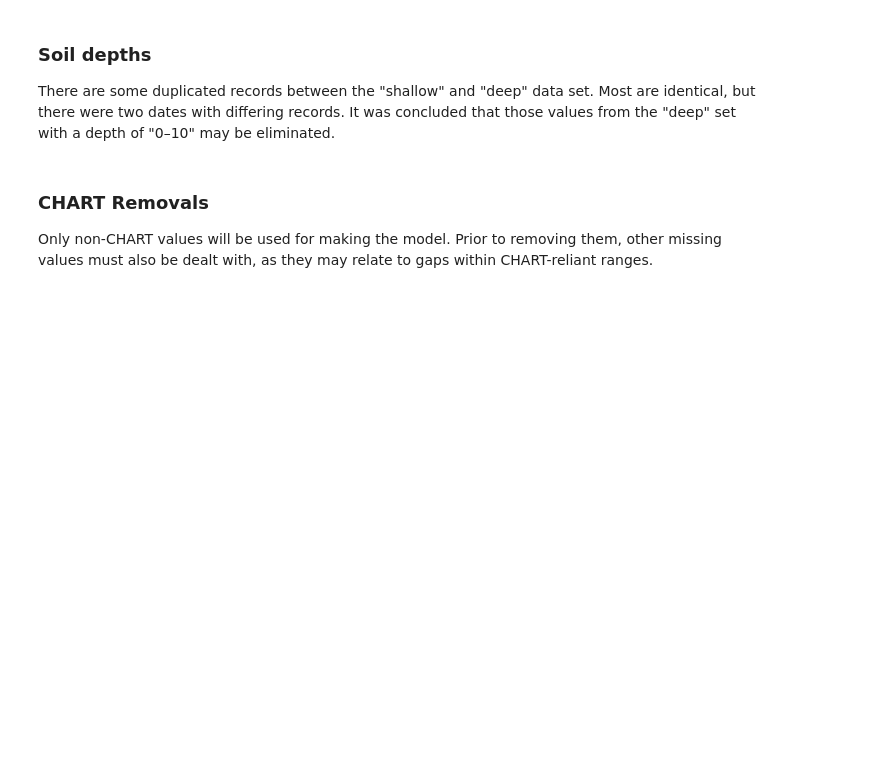
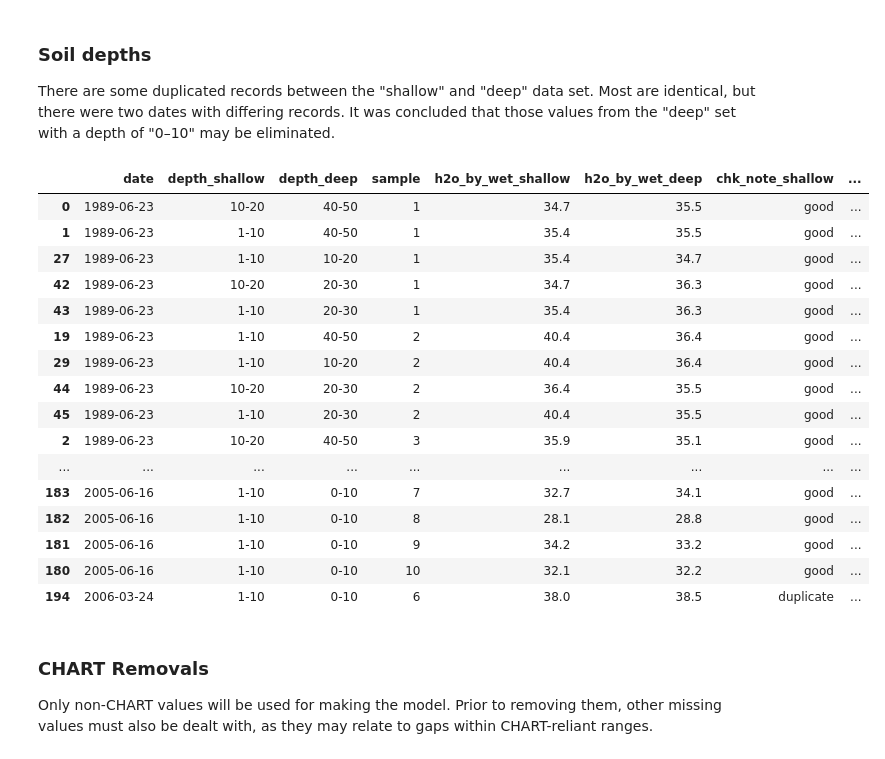
Before and after one commit to gmcginnis/info-698-capstone, a Jupyter notebook: 01_eda.ipynb, the cells around one changed output. Drawn from its saved outputs; the diff is of its cells as text; code cells hidden in the pictures; blank space fills up the shorter version.

```diff
--- a/01_eda.ipynb
+++ b/01_eda.ipynb
@@ -512,27 +475,60 @@ It was concluded that those values from the "deep" set with a depth of "0–10"
 # %%
 # Select the values in the deep data set that have the shallower depth
 data_deep_subset = data_soil_deep[data_soil_deep["depth"] != "30-40"]
+
 # Filter set to only be of dates where deep set has shallow values
 data_shallow_subset = data_soil_shallow[data_soil_shallow.index.isin(data_deep_subset.index)]
+
 # Inner merge based on date and sample number
-data_soil_mismatch = pd.merge(data_deep_subset.reset_index(), data_shallow_subset.reset_index(), on=["date", "sample"], suffixes=("_deep", "_shallow"), how="inner")
+data_soil_mismatch = pd.merge(
+    data_deep_subset.reset_index(),
+    data_shallow_subset.reset_index(),
+    on = ["date", "sample"],
+    suffixes = ("_deep", "_shallow"),
+    how = "inner"
+    )
+
 # Create a variable to indicate if the values match
 data_soil_mismatch["match_wet"] = (data_soil_mismatch["h2o_by_wet_deep"] == data_soil_mismatch["h2o_by_wet_shallow"])
-# The dry var was not loaded in this analysis, but the exact same issue occurred in it (i.e., the same dates had mismatching values)
+
+## The dry var was not loaded in this analysis, but the exact same issue occurred in it (i.e., the same dates had mismatching values)
 # match_all["match_dry"] = (match_all["h2o_by_dry_deep"] == match_all["h2o_by_dry_shallow"])
+
 # Set the sample var to be an integer, for sorting purposes
 data_soil_mismatch["sample"] = data_soil_mismatch["sample"].astype('int')
+
 # Sort by date and sample for readability
-data_soil_mismatch = data_soil_mismatch.sort_values(by=['date', 'sample'])
+data_soil_mismatch = data_soil_mismatch.sort_values(by = ['date', 'sample'])
+
 # Remove unneeded columns
 data_soil_mismatch = data_soil_mismatch.drop(['chk_fail_shallow', 'chk_fail_deep'], axis=1)
+
 # Filter where there is a mismatch
-data_soil_mismatch = data_soil_mismatch[(data_soil_mismatch["match_wet"]==False)]
-# match_all = match_all[['date', 'depth_shallow', 'depth_deep', 'sample', 'h2o_by_wet_shallow', 'h2o_by_wet_deep', 'h2o_by_dry_shallow', 'h2o_by_dry_deep', 'chk_note_shallow', 'chk_note_deep']]
+data_soil_mismatch = data_soil_mismatch[(data_soil_mismatch["match_wet"] == False)]
+
 # Reordering vars for readability
 data_soil_mismatch = data_soil_mismatch[['date', 'depth_shallow', 'depth_deep', 'sample', 'h2o_by_wet_shallow', 'h2o_by_wet_deep', 'chk_note_shallow', 'chk_note_deep']]
+
 # Print result
 data_soil_mismatch
+# %% [output]
+|  | date | depth_shallow | depth_deep | sample | h2o_by_wet_shallow | h2o_by_wet_deep | chk_note_shallow | ... |
+| 0 | 1989-06-23 | 10-20 | 40-50 | 1 | 34.7 | 35.5 | good | ... |
+| 1 | 1989-06-23 | 1-10 | 40-50 | 1 | 35.4 | 35.5 | good | ... |
+| 27 | 1989-06-23 | 1-10 | 10-20 | 1 | 35.4 | 34.7 | good | ... |
+| 42 | 1989-06-23 | 10-20 | 20-30 | 1 | 34.7 | 36.3 | good | ... |
+| 43 | 1989-06-23 | 1-10 | 20-30 | 1 | 35.4 | 36.3 | good | ... |
+| 19 | 1989-06-23 | 1-10 | 40-50 | 2 | 40.4 | 36.4 | good | ... |
+| 29 | 1989-06-23 | 1-10 | 10-20 | 2 | 40.4 | 36.4 | good | ... |
+| 44 | 1989-06-23 | 10-20 | 20-30 | 2 | 36.4 | 35.5 | good | ... |
+| 45 | 1989-06-23 | 1-10 | 20-30 | 2 | 40.4 | 35.5 | good | ... |
+| 2 | 1989-06-23 | 10-20 | 40-50 | 3 | 35.9 | 35.1 | good | ... |
+| ... | ... | ... | ... | ... | ... | ... | ... | ... |
+| 183 | 2005-06-16 | 1-10 | 0-10 | 7 | 32.7 | 34.1 | good | ... |
+| 182 | 2005-06-16 | 1-10 | 0-10 | 8 | 28.1 | 28.8 | good | ... |
+| 181 | 2005-06-16 | 1-10 | 0-10 | 9 | 34.2 | 33.2 | good | ... |
+| 180 | 2005-06-16 | 1-10 | 0-10 | 10 | 32.1 | 32.2 | good | ... |
+| 194 | 2006-03-24 | 1-10 | 0-10 | 6 | 38.0 | 38.5 | duplicate | ... |
 # %%
 # Cleanup
 del data_shallow_subset, data_deep_subset, data_soil_mismatch
```
Also changed, not shown: parts of 9 cells of this notebook.
